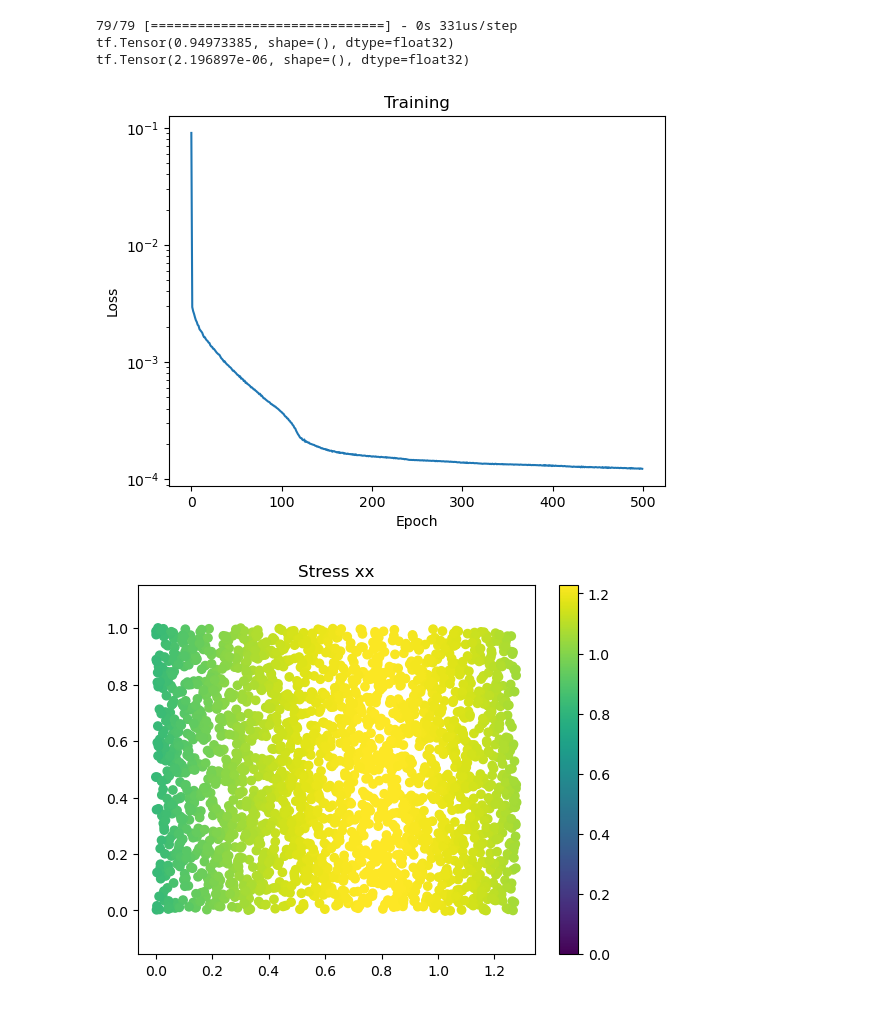
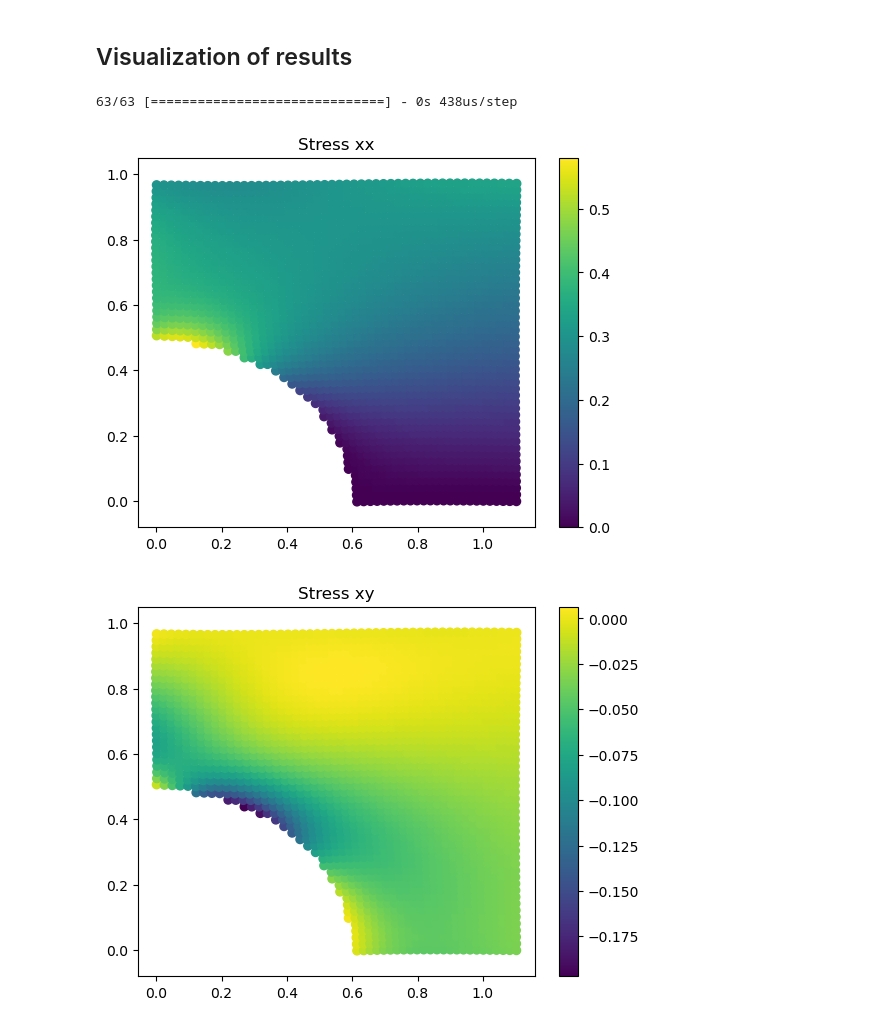
Before and after one commit to meyer-nils/numerical_examples, a Jupyter notebook: plate_hole_2d/tensorflow.ipynb, the cells around one changed output. Cells and saved outputs as stored; diff of their text form; code cells hidden in the pictures.

Commit message:
Working version of tensorflow plate.

```diff
--- a/plate_hole_2d/tensorflow.ipynb
+++ b/plate_hole_2d/tensorflow.ipynb
@@ -157,9 +161,13 @@ def loss(pos, _):
 # %%
-opt = keras.optimizers.RMSprop(learning_rate=0.001)
-# opt = keras.optimizers.Nadam(learning_rate=0.001)
-# opt = keras.optimizers.Adam(learning_rate=0.001)
-model.compile(optimizer=opt, loss=loss)
+opt = keras.optimizers.Adam(learning_rate=0.001)
+model.compile(optimizer=opt, loss=custom_loss(domain))
 
-dummy = tf.zeros_like(domain)
-history = model.fit(domain, dummy, epochs=500)
+dummy = np.zeros_like(domain)
+history = model.fit(dummy, dummy, epochs=5000, verbose=0)
+
+plt.semilogy(history.history["loss"])
+plt.title("Training")
+plt.ylabel("Loss")
+plt.xlabel("Epoch")
+plt.show()
 # %% [output]
@@ -185,57 +176,48 @@ Epoch 500/500
+# %% [markdown]
+## Visualization of results
 # %%
-disp = model.predict(domain)
-strain = epsilon(domain[:, 0], domain[:, 1])
+# Create a validation domain different from the training domain
+val_x, val_y = np.meshgrid(np.linspace(0, L, 50), np.linspace(0, L, 50))
+val_domain = np.vstack([val_x.astype(np.float32).ravel(), val_y.astype(np.float32).ravel()]).T
+mask = ((val_domain[:,0] ** 2 + val_domain[:,1] ** 2) > R**2)
+val_domain = val_domain[mask]
+
+# Compute model predictions on the validation domain
+disp = model.predict(val_domain)
+def_val_domain = val_domain + disp
+strain = epsilon(*val_domain.T)
 stress = sigma(strain)
 
-print(pde_loss(domain))
-print(dirichlet_loss(left, np.zeros_like(left)))
-
-
-plt.semilogy(history.history["loss"])
-plt.title("Training")
-plt.ylabel("Loss")
-plt.xlabel("Epoch")
-plt.show()
-
-
-plt.scatter(domain[:, 0]+disp[:, 0], domain[:, 1] + disp[:, 1], c=stress[:, 0, 0], vmin=0)
+plt.scatter(*def_val_domain.T, c=stress[:, 0, 0], vmin=0)
 plt.axis("equal")
 plt.colorbar()
 plt.title("Stress xx")
 plt.show()
 
-plt.scatter(domain[:, 0]+disp[:, 0], domain[:, 1] + disp[:, 1], c=stress[:, 0, 1])
+plt.scatter(*def_val_domain.T, c=stress[:, 0, 1])
 plt.axis("equal")
 plt.colorbar()
 plt.title("Stress xy")
 plt.show()
 
-plt.scatter(domain[:, 0]+disp[:, 0], domain[:, 1] + disp[:, 1], c=stress[:, 1, 1])
+plt.scatter(*def_val_domain.T, c=stress[:, 1, 1])
 plt.axis("equal")
 plt.colorbar()
 plt.title("Stress yy")
 plt.show()
 
-plt.scatter(domain[:, 0]+disp[:, 0], domain[:, 1] + disp[:, 1], c=disp[:, 0], cmap="inferno")
+plt.scatter(*def_val_domain.T, c=disp[:, 0], cmap="inferno")
 plt.axis("equal")
 plt.colorbar()
 plt.title("Displacement in x")
 plt.show()
 
-plt.scatter(domain[:, 0]+disp[:, 0], domain[:, 1] + disp[:, 1], c=disp[:, 1], cmap="inferno")
+plt.scatter(*def_val_domain.T, c=disp[:, 1], cmap="inferno_r")
 plt.axis("equal")
 plt.colorbar()
 plt.title("Displacement in y")
 plt.show()
-
-plt.plot(domain[:, 0], disp[:, 0], ".", label="u_x")
-plt.plot(domain[:, 0], disp[:, 1], ".", label="u_y")
-plt.xlabel("x")
-plt.legend()
-plt.show()
 # %% [output]
-79/79 [==============================] - 0s 331us/step
-tf.Tensor(0.94973385, shape=(), dtype=float32)
-tf.Tensor(2.196897e-06, shape=(), dtype=float32)
+63/63 [==============================] - 0s 438us/step
-[figure, old version]
+[figure, new version]
-[figure, old version]
+[figure, new version]
```
Also changed, not shown: parts of 12 cells of this notebook, 1 other file.
